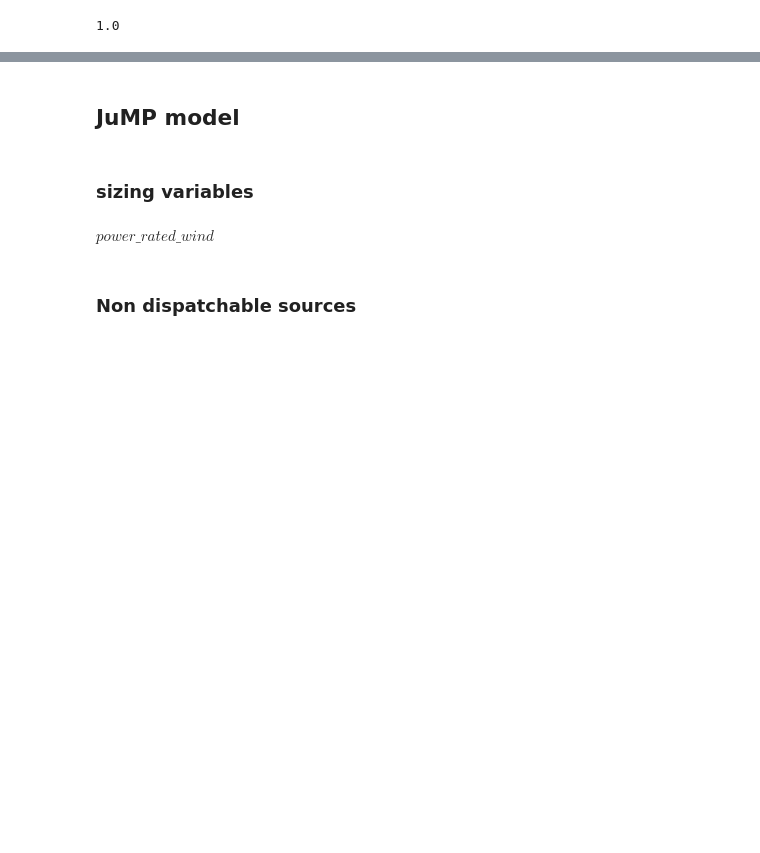
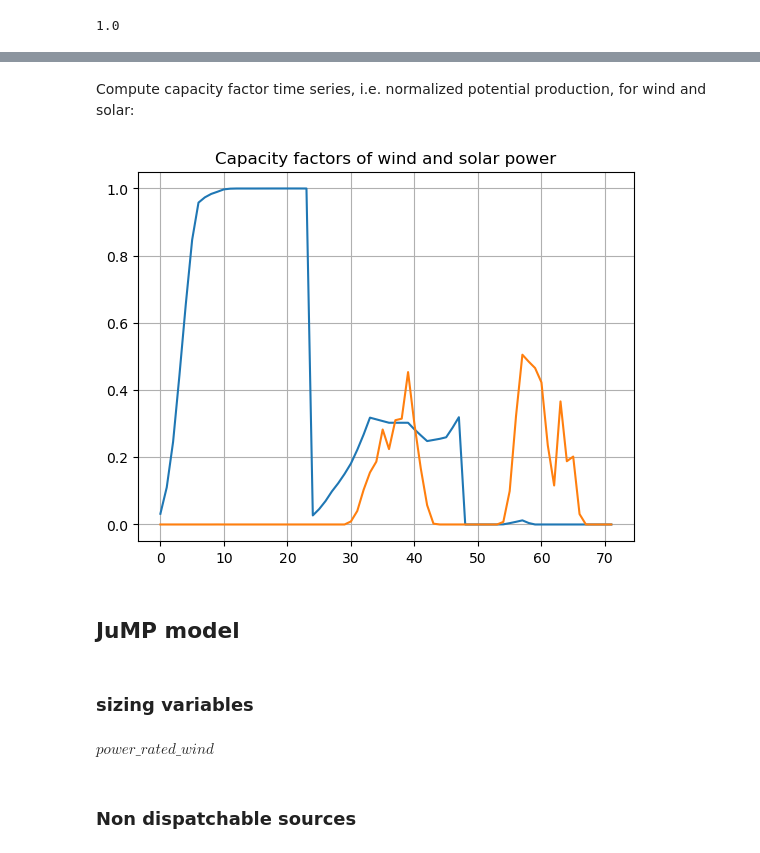
Before and after one commit to pierre-haessig/Microgrids.JuMP, a Jupyter notebook: Microgrid_optimization_JuMP.ipynb, the cells around one changed output, grey strips where cells are left out. Drawn from its saved outputs; the diff is of its cells as text; code cells hidden in the pictures; blank space fills up the shorter version.

```diff
--- a/Microgrid_optimization_JuMP.ipynb
+++ b/Microgrid_optimization_JuMP.ipynb
@@ -91,3 +128,16 @@ dt = mg.project.timestep
+# %% [markdown]
+Compute capacity factor time series, i.e. normalized potential production, for wind and solar:
+# %%
+ts_reduction_ndays(x) = ts_reduction(x, ndays)
+# (works because the rated power in mg are set to 1 kW)
+cf_pv   = production(mg.nondispatchables[1]) |> ts_reduction_ndays
+cf_wind = production(mg.nondispatchables[2]) |> ts_reduction_ndays
+plot(cf_wind)
+plot(cf_pv)
+grid()
+title("Capacity factors of wind and solar power");
+# %% [output]
+[figure, added]
 # %% [markdown]
 ## JuMP model
 # %%
```
Also changed, not shown: parts of 46 cells of this notebook.
